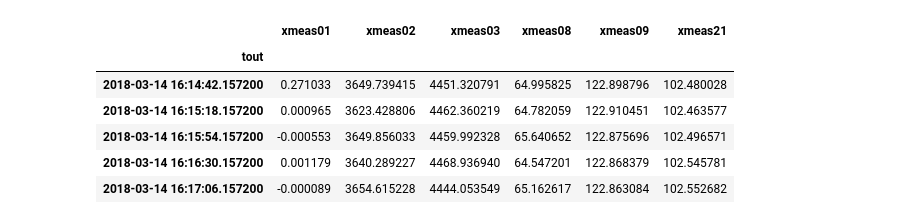
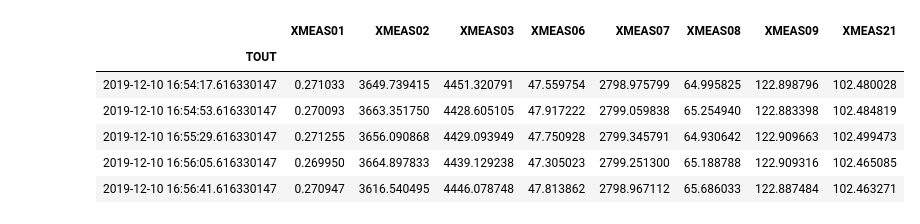
Before and after one commit to ruteee/pesquisa, a Jupyter notebook: Notebooks/Process Plot.ipynb, the cells around one changed output. Cells and saved outputs as stored; diff of their text form; code cells hidden in the pictures.

```diff
--- a/Notebooks/Process Plot.ipynb
+++ b/Notebooks/Process Plot.ipynb
@@ -25,20 +25,21 @@ import seaborn as sns
 # threshold_path = '../dist6_data/corr_threshold_MultiLoop_mode1_73_dist6.csv'
 
 # .5 / 2.5
-proc_path = '../dist6_3horas_sig/proc.csv'
+##proc_path = '../dist6_3horas_sig/proc.csv'
+proc_path = '../proc_i3e.csv'
 alm_path = '../dist6_3horas_sig/alm_seq.csv'
 threshold_path = '../dist6_3horas_sig/threshold.csv'
 # %%
-proc_df = pd.read_csv(proc_path, index_col='tout', usecols=['tout']+["xmeas%02d" % x for x in  [1, 2, 3, 8, 9, 21]])
+proc_df = pd.read_csv(proc_path, index_col='TOUT', usecols=['TOUT']+["XMEAS%02d" % x for x in  [1,2,3,6,7,8,9,21]])
 proc_df.index = pd.to_datetime(proc_df.index, unit='s')
 proc_df.head()
 # %% [output]
-|  | xmeas01 | xmeas02 | xmeas03 | xmeas08 | xmeas09 | xmeas21 |
-| tout |  |  |  |  |  |  |
-| 2018-03-14 16:14:42.157200 | 0.271033 | 3649.739415 | 4451.320791 | 64.995825 | 122.898796 | 102.480028 |
-| 2018-03-14 16:15:18.157200 | 0.000965 | 3623.428806 | 4462.360219 | 64.782059 | 122.910451 | 102.463577 |
-| 2018-03-14 16:15:54.157200 | -0.000553 | 3649.856033 | 4459.992328 | 65.640652 | 122.875696 | 102.496571 |
-| 2018-03-14 16:16:30.157200 | 0.001179 | 3640.289227 | 4468.936940 | 64.547201 | 122.868379 | 102.545781 |
-| 2018-03-14 16:17:06.157200 | -0.000089 | 3654.615228 | 4444.053549 | 65.162617 | 122.863084 | 102.552682 |
+|  | XMEAS01 | XMEAS02 | XMEAS03 | XMEAS06 | XMEAS07 | XMEAS08 | XMEAS09 | XMEAS21 |
+| TOUT |  |  |  |  |  |  |  |  |
+| 2019-12-10 16:54:17.616330147 | 0.271033 | 3649.739415 | 4451.320791 | 47.559754 | 2798.975799 | 64.995825 | 122.898796 | 102.480028 |
+| 2019-12-10 16:54:53.616330147 | 0.270093 | 3663.351750 | 4428.605105 | 47.917222 | 2799.059838 | 65.254940 | 122.883398 | 102.484819 |
+| 2019-12-10 16:55:29.616330147 | 0.271255 | 3656.090868 | 4429.093949 | 47.750928 | 2799.345791 | 64.930642 | 122.909663 | 102.499473 |
+| 2019-12-10 16:56:05.616330147 | 0.269950 | 3664.897833 | 4439.129238 | 47.305023 | 2799.251300 | 65.188788 | 122.909316 | 102.465085 |
+| 2019-12-10 16:56:41.616330147 | 0.270947 | 3616.540495 | 4446.078748 | 47.813862 | 2798.967112 | 65.686033 | 122.887484 | 102.463271 |
 # %%
 threshold_df = pd.read_csv(threshold_path, index_col='proc_var')
```
Also changed, not shown: parts of 11 cells of this notebook, 1 other file.
